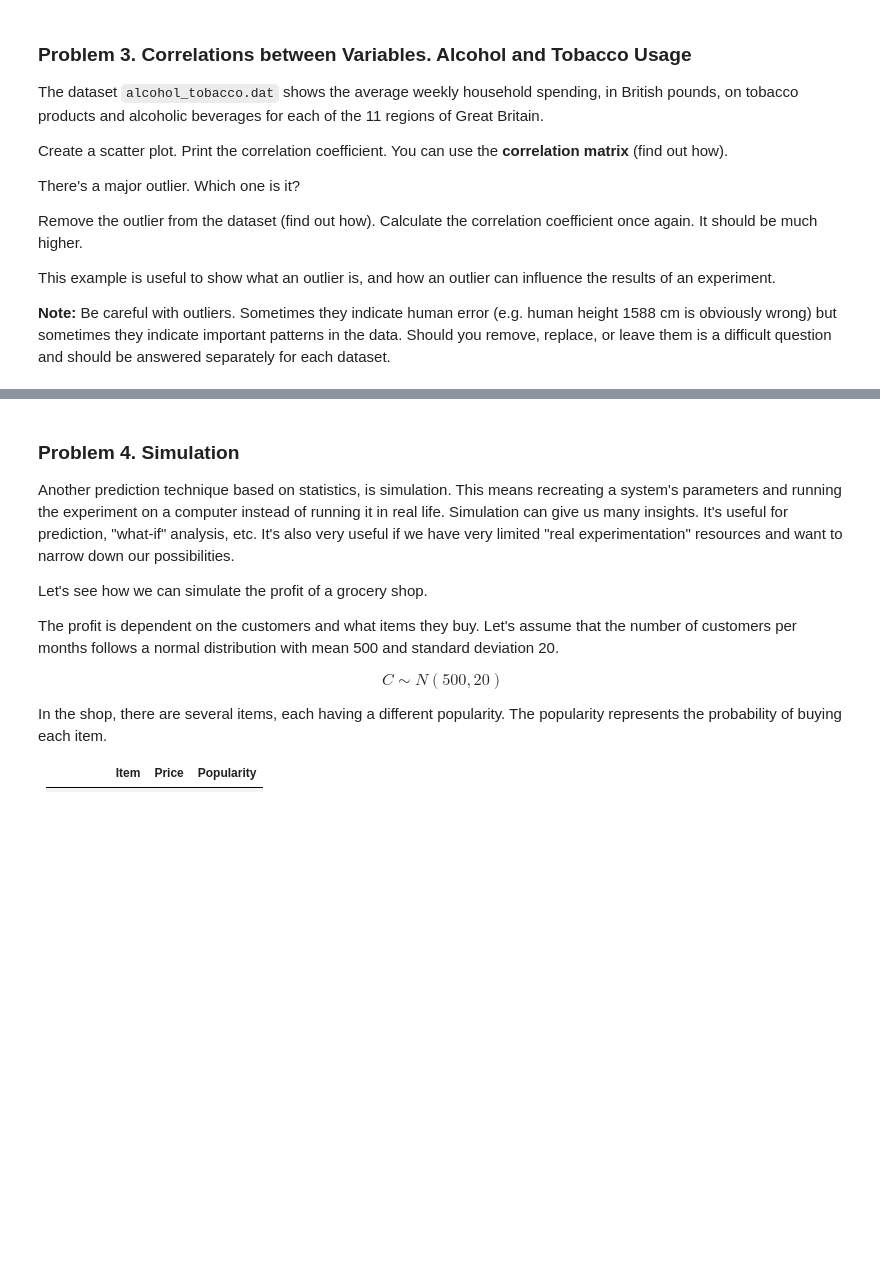
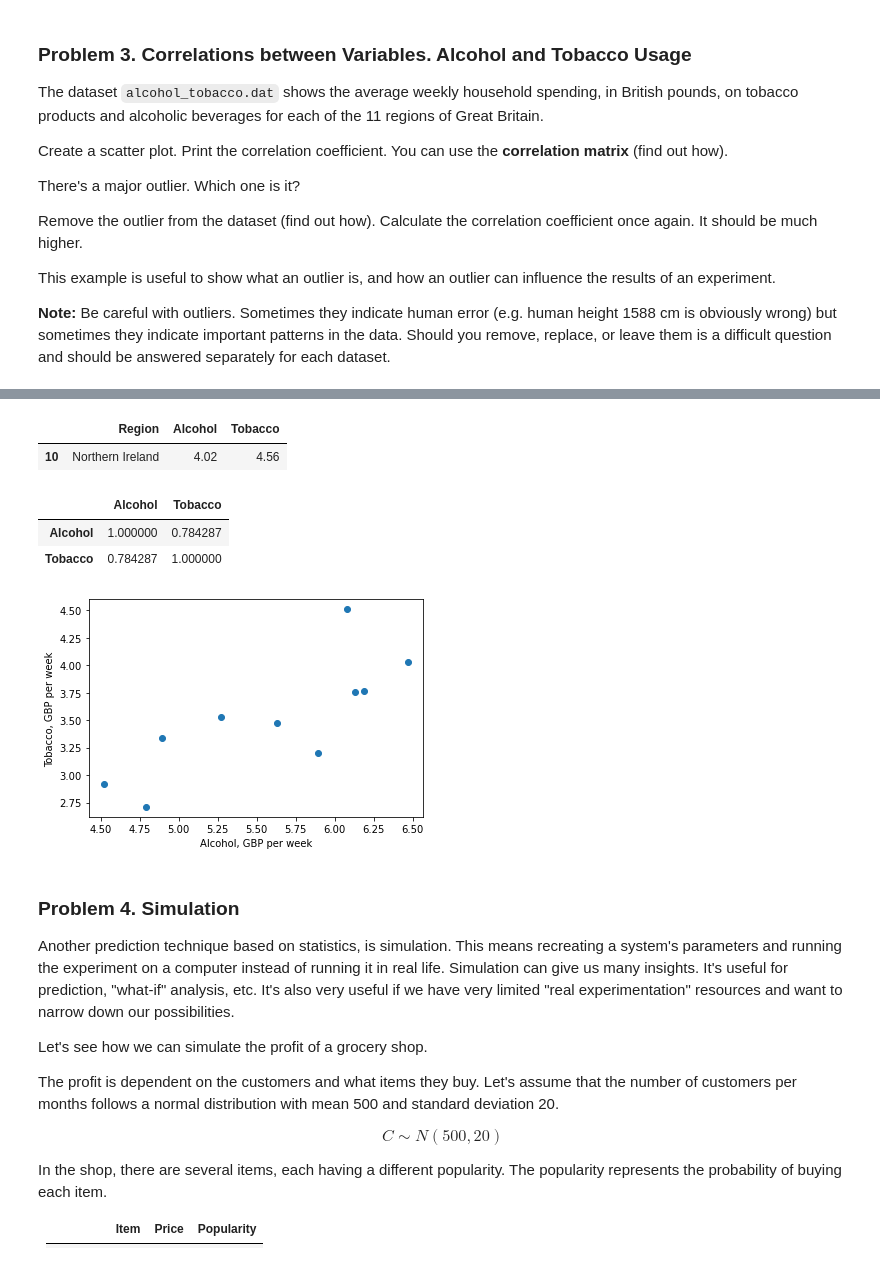
Before and after one commit to GalkaKG/Math-Concepts-for-Developers, a Jupyter notebook: 12. Exercise Statistics/Statistics Exercise.ipynb, the cells around one changed output, grey strips where cells are left out. Cells and saved outputs as stored; diff of their text form; code cells hidden in the pictures; blank space fills up the shorter version.

```diff
--- a/12. Exercise Statistics/Statistics Exercise.ipynb
+++ b/12. Exercise Statistics/Statistics Exercise.ipynb
@@ -276,3 +305,27 @@ This example is useful to show what an outlier is, and how an outlier can influe
+# %%
+regions[
+    (regions.Alcohol < 4.5) &
+    (regions.Tobacco > 4)
+]
+# %% [output]
+|  | Region | Alcohol | Tobacco |
+| 10 | Northern Ireland | 4.02 | 4.56 |
+# %%
+regions_filtered = regions[regions.Region!= "Northern Ireland"]
+# %%
+regions_filtered[["Alcohol", "Tobacco"]].corr()
+# %% [output]
+|  | Alcohol | Tobacco |
+| Alcohol | 1.000000 | 0.784287 |
+| Tobacco | 0.784287 | 1.000000 |
+# %%
+plt.scatter(regions_filtered.Alcohol, regions_filtered.Tobacco)
+
+plt.xlabel("Alcohol, GBP per week")
+plt.ylabel("Tobacco, GBP per week")
+plt.show()
+# %% [output]
+[figure, added]
 # %% [markdown]
 ### Problem 4. Simulation
 Another prediction technique based on statistics, is simulation. This means recreating a system's parameters and running the experiment on a computer instead of running it in real life. Simulation can give us many insights. It's useful for prediction, "what-if" analysis, etc. It's also very useful if we have very limited "real experimentation" resources and want to narrow down our possibilities.
```
Also changed, not shown: parts of 7 cells of this notebook.
